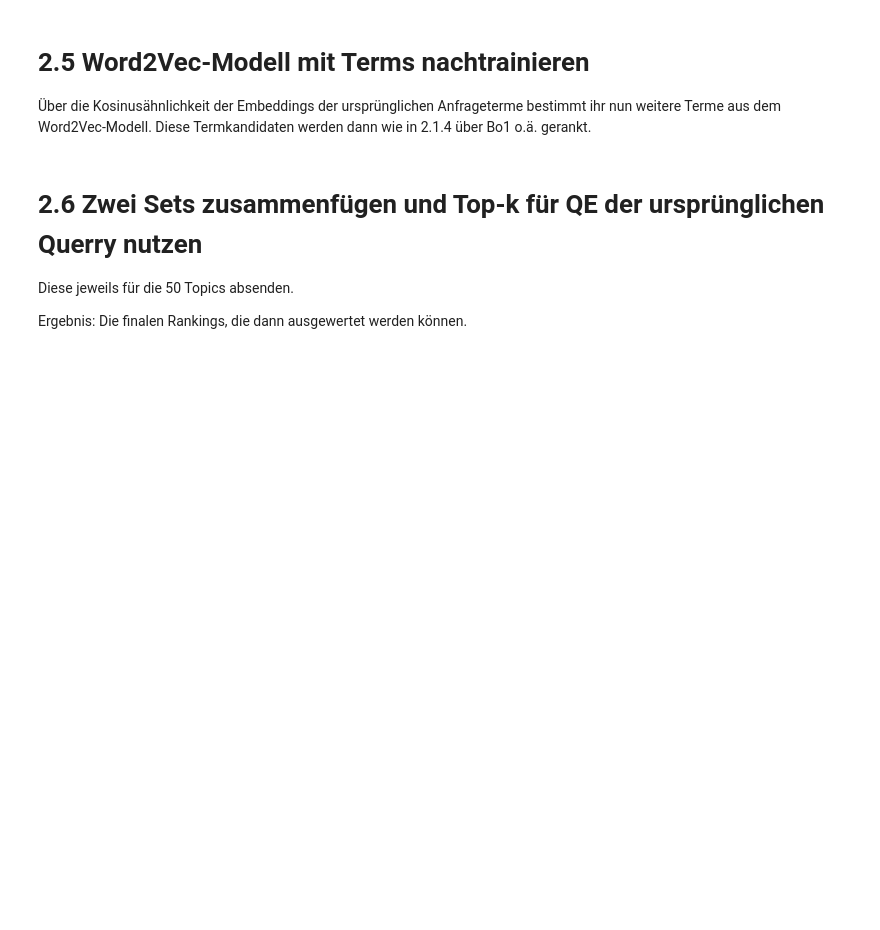
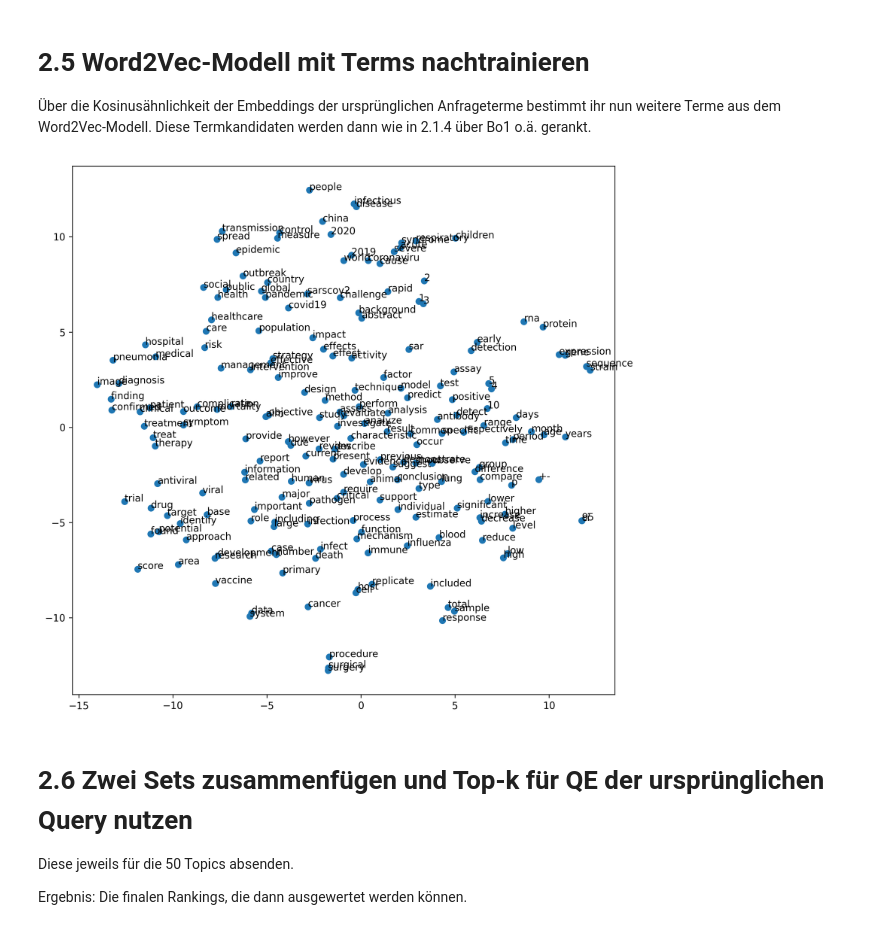
Before and after one commit to Trojan13/packgaabwir2022, a Jupyter notebook: approach.ipynb, the cells around one changed output. Cells and saved outputs as stored; diff of their text form; code cells hidden in the pictures; blank space fills up the shorter version.

```diff
--- a/approach.ipynb
+++ b/approach.ipynb
@@ -294,7 +327,7 @@ Alle Terme (ausschließlich der Stoppworte).
 top_k_amount = 3
 
 title_queries = dataset.get_topics('title')
-bm25 = pt.BatchRetrieve(trec_covid_index, wmodel='BM25', num_results=10)
+bm25 = pt.BatchRetrieve(trec_covid_index, wmodel='BM25', num_results=3)
 res = bm25.transform(title_queries)
 sorted_results = res.sort_values(by="score", ascending=False)
 top_k_docs = sorted_results[:top_k_amount]
@@ -519,3 +552,9 @@ sorted_results = res.sort_values(by="score", ascending=False)
 # 2.5 Word2Vec-Modell mit Terms nachtrainieren
 
 Über die Kosinusähnlichkeit der Embeddings der ursprünglichen Anfrageterme bestimmt ihr nun weitere Terme aus dem Word2Vec-Modell. Diese Termkandidaten werden dann wie in 2.1.4 über Bo1 o.ä. gerankt.
+# %%
+def tokenize_sentences_array(sentences_array):
+    tokens_in_sentence = []
+    for sentence in sentences_array:
+        tokens_in_sentence.append(preprocess(sentence))
+    return tokens_in_sentence
@@ -522,8 +587,31 @@ sorted_results = res.sort_values(by="score", ascending=False)
+# %%
+abstracts_model = Word2Vec.load("data/word2vec_abstracts.model")
 # %%
 # Die tokens aus 2.4 verwenden, um word2vec nach zu trainieren und zusätzliche termkanidaten erstellen
-mv_model = Word2Vec.load("data/word2vec.model")
+abstracts_model.build_vocab(all_terms_per_sentences, update=True)  # prepare the model vocabulary
+abstracts_model.min_count = 1
+abstracts_model.train(all_terms_per_sentences, total_examples=len(all_terms_per_sentences), epochs=10)  # train word vectors
+model.save("data/word2vec_retrained.model")
+# %%
+from sklearn.manifold import TSNE
+import matplotlib.pyplot as plt
+
+n = 200
+
+vocab = list(abstracts_model.wv.key_to_index)
+X = abstracts_model.wv[vocab[:n]]
+tsne = TSNE(n_components=2)
+X_tsne = tsne.fit_transform(X)
+vocab_df = pd.DataFrame(X_tsne, index=vocab[:n], columns=['x', 'y'])
+fig = plt.figure(figsize=(10,10),dpi=300)
+ax = fig.add_subplot(1, 1, 1)
+ax.scatter(vocab_df['x'], vocab_df['y'])
+for word, pos in vocab_df.iterrows():
+    ax.annotate(word, pos)
+# %% [output]
+[figure, added]
 # %% [markdown]
-# 2.6 Zwei Sets zusammenfügen und Top-k für QE der ursprünglichen Querry nutzen
+# 2.6 Zwei Sets zusammenfügen und Top-k für QE der ursprünglichen Query nutzen
 
 Diese jeweils für die 50 Topics absenden.
 
```
Also changed, not shown: parts of 23 cells of this notebook, 2 other files.
